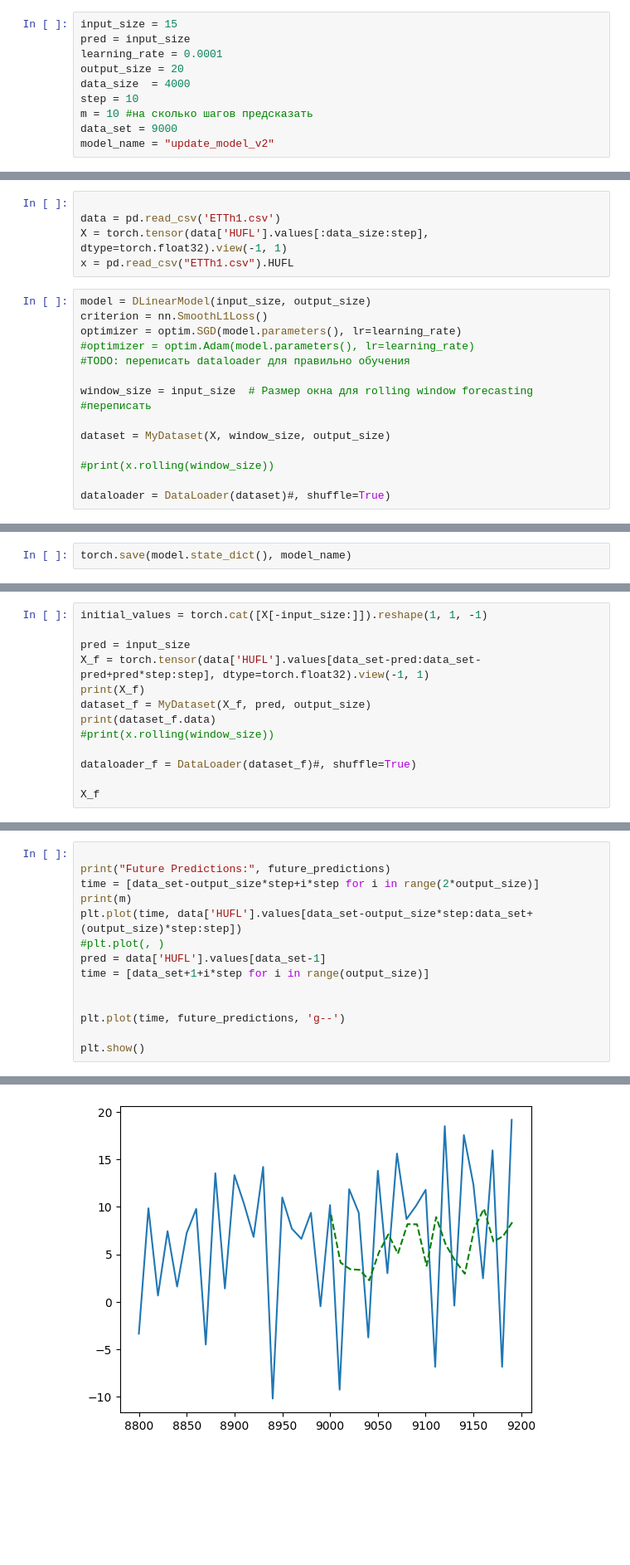
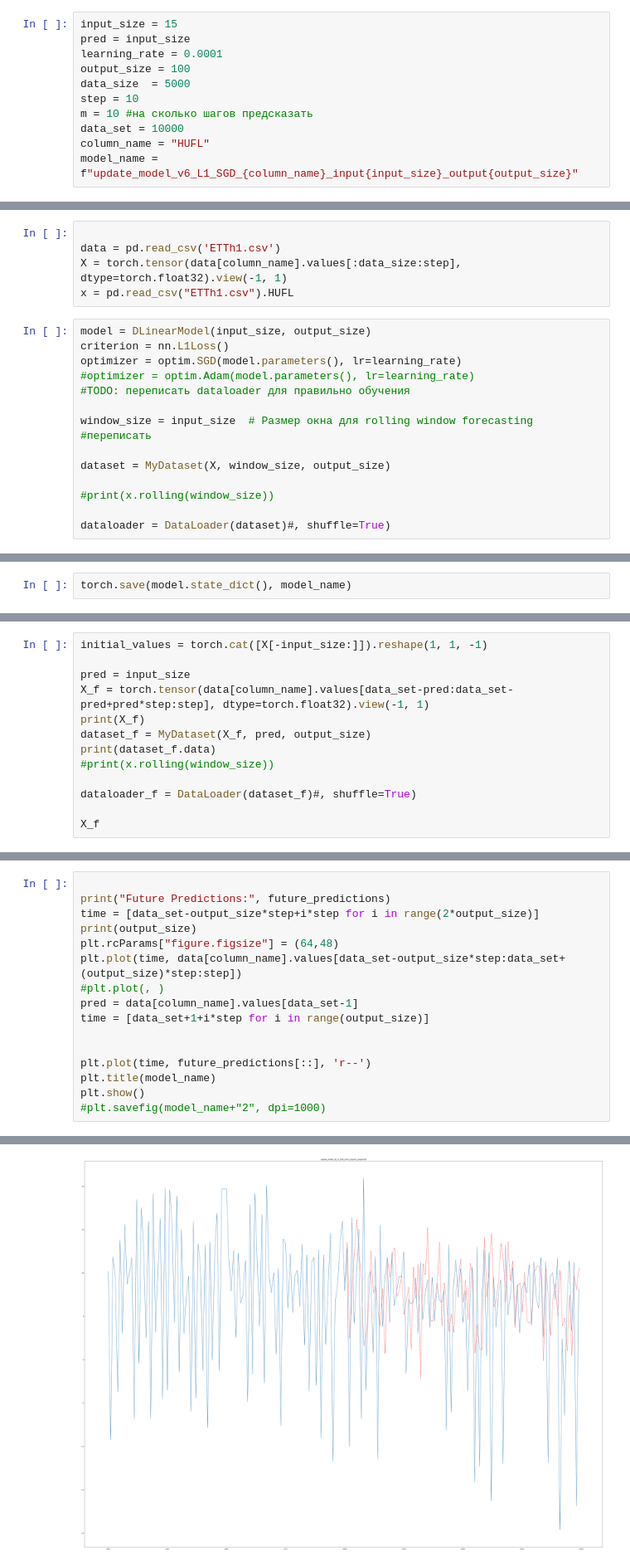
Before and after one commit to NovokshanovE/MyDlinear, a Jupyter notebook: MyDLinear/update_model.ipynb, the cells around one changed output, grey strips where cells are left out. Shown at 83% size. Cells and saved outputs as stored; diff of their text form; blank space fills up the shorter version.

```diff
--- a/MyDLinear/update_model.ipynb
+++ b/MyDLinear/update_model.ipynb
@@ -31,12 +32,13 @@ class MyDataset(TensorDataset):
 input_size = 15
 pred = input_size
 learning_rate = 0.0001
-output_size = 20
-data_size  = 4000
+output_size = 100
+data_size  = 5000
 step = 10
 m = 10 #на сколько шагов предсказать
-data_set = 9000
-model_name = "update_model_v2"
+data_set = 10000
+column_name = "HUFL"
+model_name = f"update_model_v6_L1_SGD_{column_name}_input{input_size}_output{output_size}"
 # %% [markdown]
 ## Класс деокмпозиции временного ряда для получение сезонной и трендовой составляющей
 # %%
@@ -96,11 +98,11 @@ def train_model(model, dataloader, criterion, optimizer, num_epochs=100):
 # %%
 
 data = pd.read_csv('ETTh1.csv')
-X = torch.tensor(data['HUFL'].values[:data_size:step], dtype=torch.float32).view(-1, 1)
+X = torch.tensor(data[column_name].values[:data_size:step], dtype=torch.float32).view(-1, 1)
 x = pd.read_csv("ETTh1.csv").HUFL
 # %%
 model = DLinearModel(input_size, output_size)
-criterion = nn.SmoothL1Loss()
+criterion = nn.L1Loss()
 optimizer = optim.SGD(model.parameters(), lr=learning_rate)
 #optimizer = optim.Adam(model.parameters(), lr=learning_rate)
 #TODO: переписать dataloader для правильно обучения
@@ -190,7 +192,7 @@ def predict_future_values(model, X_f, window_size, m):
 initial_values = torch.cat([X[-input_size:]]).reshape(1, 1, -1)
 
 pred = input_size
-X_f = torch.tensor(data['HUFL'].values[data_set-pred:data_set-pred+pred*step:step], dtype=torch.float32).view(-1, 1)
+X_f = torch.tensor(data[column_name].values[data_set-pred:data_set-pred+pred*step:step], dtype=torch.float32).view(-1, 1)
 print(X_f)
 dataset_f = MyDataset(X_f, pred, output_size)
 print(dataset_f.data)
@@ -322,14 +318,16 @@ len(future_predictions)
 
 print("Future Predictions:", future_predictions)
 time = [data_set-output_size*step+i*step for i in range(2*output_size)]
-print(m)
-plt.plot(time, data['HUFL'].values[data_set-output_size*step:data_set+(output_size)*step:step])
+print(output_size)
+plt.rcParams["figure.figsize"] = (64,48)
+plt.plot(time, data[column_name].values[data_set-output_size*step:data_set+(output_size)*step:step])
 #plt.plot(, )
-pred = data['HUFL'].values[data_set-1]
+pred = data[column_name].values[data_set-1]
 time = [data_set+1+i*step for i in range(output_size)]
 
 
-plt.plot(time, future_predictions, 'g--')
-
+plt.plot(time, future_predictions[::], 'r--')
+plt.title(model_name)
 plt.show()
+#plt.savefig(model_name+"2", dpi=1000)
 # %% [output]
@@ -338 +336 @@ Future Predictions: [9.157816886901855, 4.127630233764648, 3.435462474822998, 3.
-[figure, old version]
+[figure, new version]
```
Also changed, not shown: parts of 10 cells of this notebook, 14 other files.
